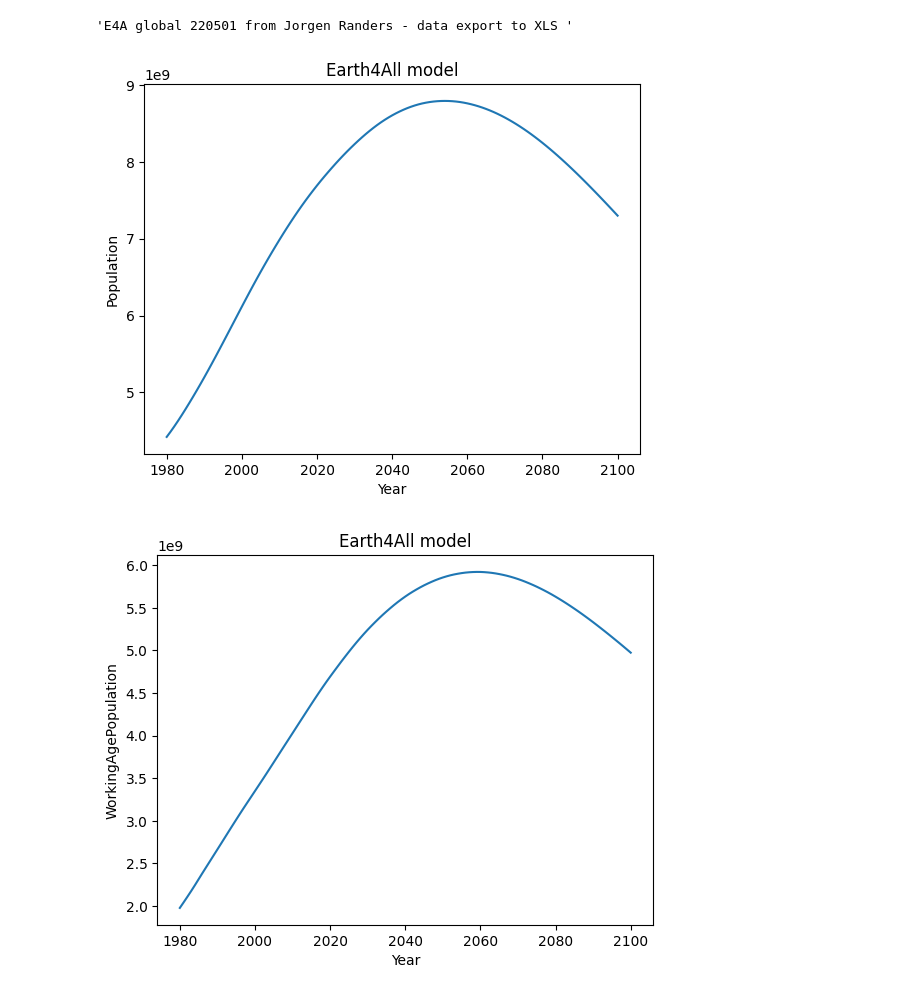
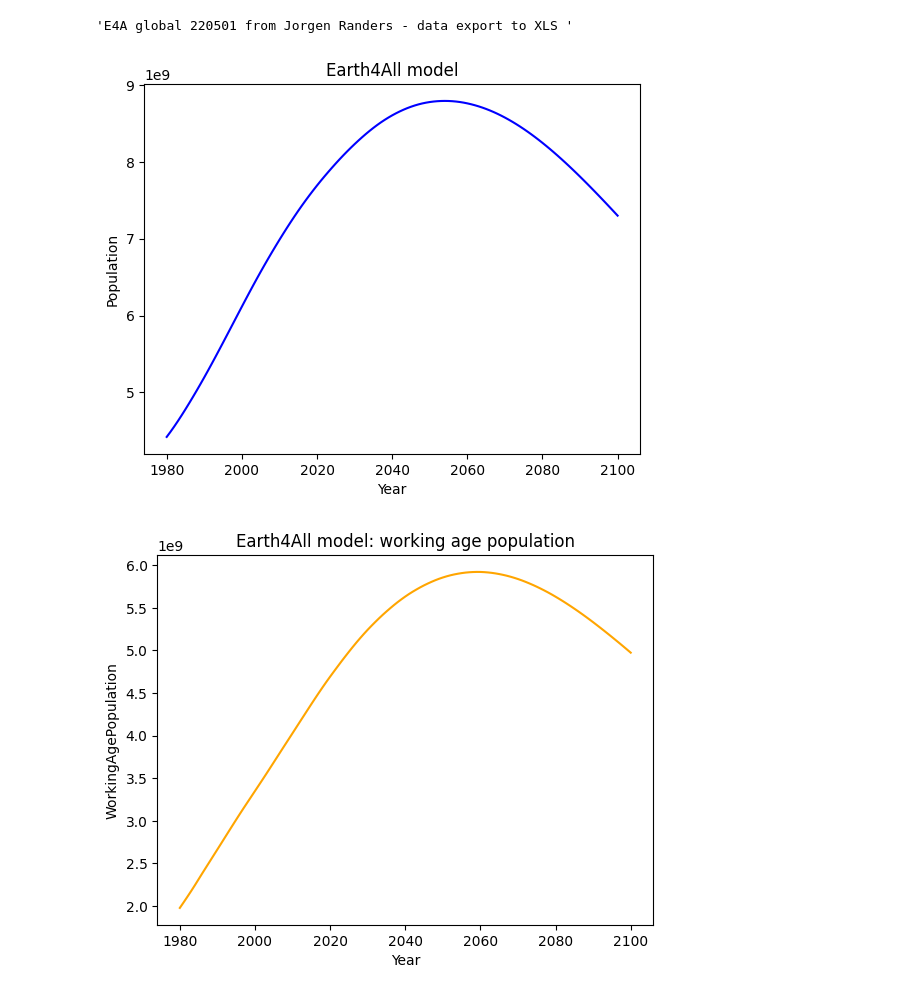
Before and after one commit to Niallfealty/n8b_un_foundation, a Jupyter notebook: model_analysis/exploratory/notebooks/initial_results/E4A_initial.ipynb, the cells around one changed output. Drawn from its saved outputs; the diff is of its cells as text; code cells hidden in the pictures.

Commit message:
Fixed plot colouring, added rate of change for dependency ration

```diff
--- a/model_analysis/exploratory/notebooks/initial_results/E4A_initial.ipynb
+++ b/model_analysis/exploratory/notebooks/initial_results/E4A_initial.ipynb
@@ -57,11 +57,12 @@ pop_df.columns = ["Year","Population"]
 # %%
 sns.lineplot(data=pop_df,
             x="Year",
-            y="Population")
+            y="Population",
+            color="blue")
 plt.title("Earth4All model")
 plt.show()
 # %% [output]
-[figure, old version]
+[figure, new version]
 # %%
 pop_df.to_csv("../../data/prepared_data/e4a.csv")
 # %%
@@ -70,10 +71,11 @@ wa_df.columns = ["Year","WorkingAgePopulation"]
 # %%
 sns.lineplot(data=wa_df,
             x="Year",
-            y="WorkingAgePopulation")
-plt.title("Earth4All model")
+            y="WorkingAgePopulation",
+            color="orange")
+plt.title("Earth4All model: working age population")
 plt.show()
 # %% [output]
-[figure, old version]
+[figure, new version]
 # %%
 fig, ax = plt.subplots()
```
Also changed, not shown: parts of 4 cells of this notebook.
